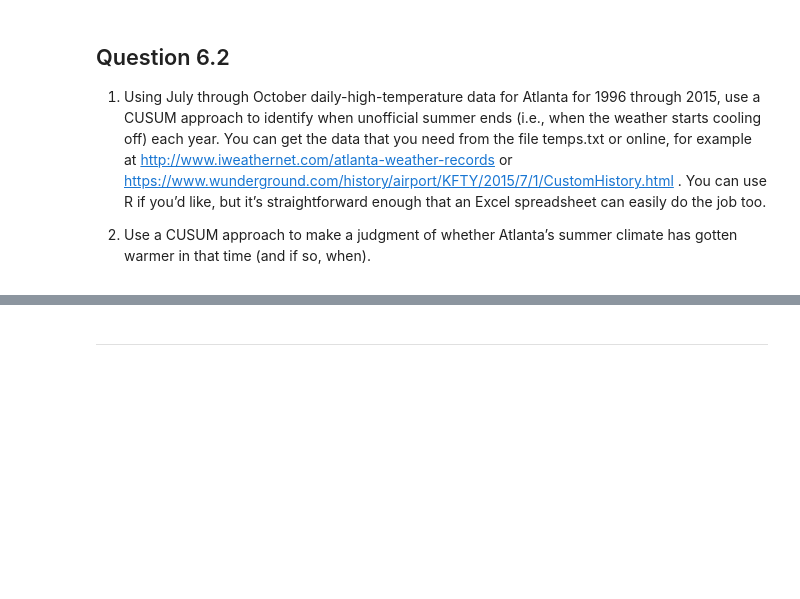
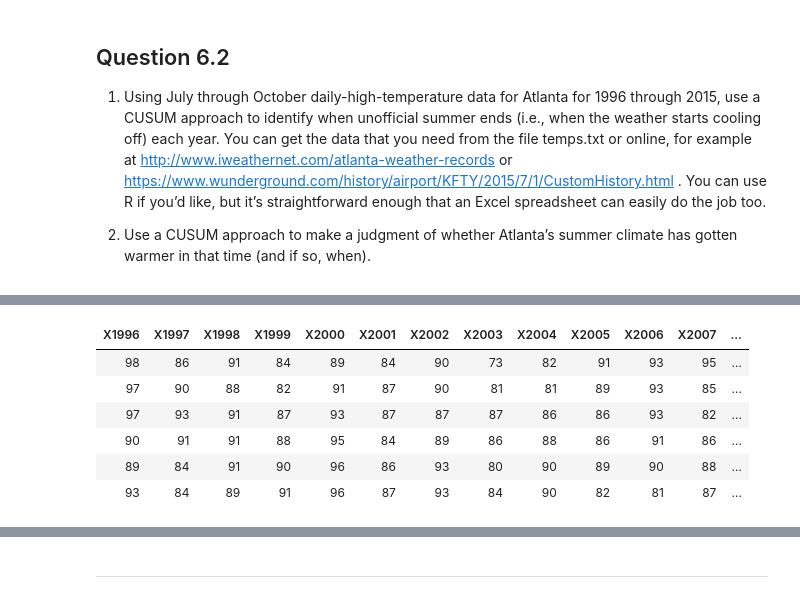
Before and after one commit to joel-quek/Georgia-Tech-OMSA, a Jupyter notebook: GTx - ISYE6501x Introduction to Analytics Modelling/Homework 3/ISYE6501x Homework 3.ipynb, the cells around one changed output, grey strips where cells are left out. Cells and saved outputs as stored; diff of their text form; code cells hidden in the pictures; blank space fills up the shorter version.

```diff
--- a/GTx - ISYE6501x Introduction to Analytics Modelling/Homework 3/ISYE6501x Homework 3.ipynb
+++ b/GTx - ISYE6501x Introduction to Analytics Modelling/Homework 3/ISYE6501x Homework 3.ipynb
@@ -190,0 +205,10 @@ temps<-read.table("C:\\Users\\redoc\\OneDrive\\Desktop\\GTx Masters OMSA\\GTx -
+# %%
+head(temps[,-1])
+# %% [output]
+| X1996 | X1997 | X1998 | X1999 | X2000 | X2001 | X2002 | X2003 | X2004 | X2005 | X2006 | X2007 | ... |
+| 98 | 86 | 91 | 84 | 89 | 84 | 90 | 73 | 82 | 91 | 93 | 95 | ... |
+| 97 | 90 | 88 | 82 | 91 | 87 | 90 | 81 | 81 | 89 | 93 | 85 | ... |
+| 97 | 93 | 91 | 87 | 93 | 87 | 87 | 87 | 86 | 86 | 93 | 82 | ... |
+| 90 | 91 | 91 | 88 | 95 | 84 | 89 | 86 | 88 | 86 | 91 | 86 | ... |
+| 89 | 84 | 91 | 90 | 96 | 86 | 93 | 80 | 90 | 89 | 90 | 88 | ... |
+| 93 | 84 | 89 | 91 | 96 | 87 | 93 | 84 | 90 | 82 | 81 | 87 | ... |
```
Also changed, not shown: parts of 19 cells of this notebook.
